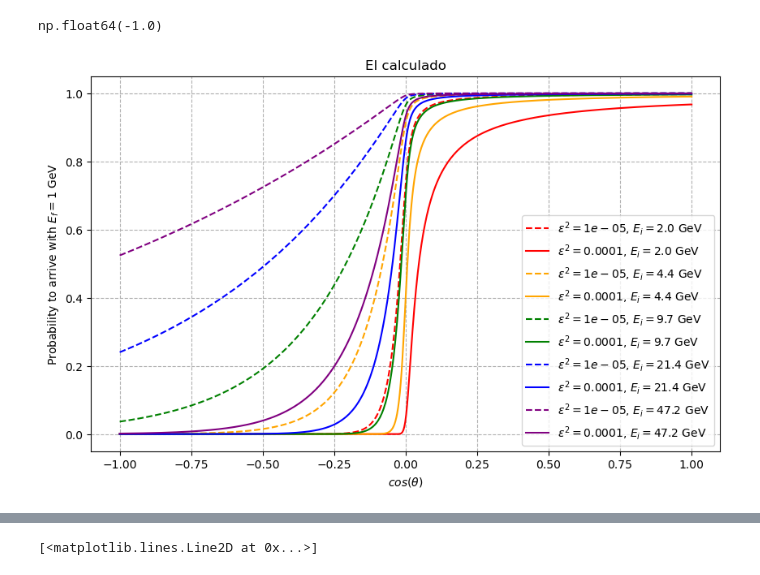
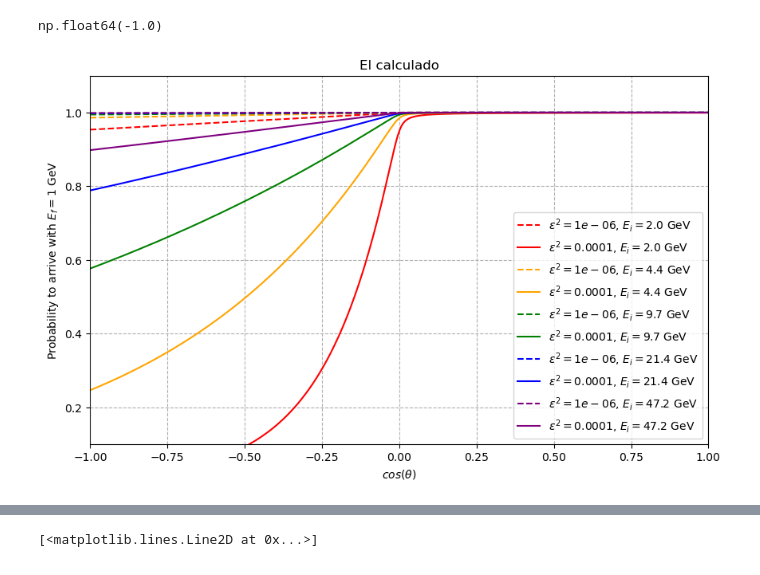
Before and after one commit to Lurishi/Doctorado-mCP, a Jupyter notebook: Mcp_gráficos_papers/Prueba_atenuacion.ipynb, the cells around one changed output, grey strips where cells are left out. Cells and saved outputs as stored; diff of their text form; code cells hidden in the pictures.

```diff
--- a/Mcp_gráficos_papers/Prueba_atenuacion.ipynb
+++ b/Mcp_gráficos_papers/Prueba_atenuacion.ipynb
@@ -57,7 +57,7 @@ def R_average(eps, Ei, Ef, a=None, b=None):
         b = 4.64e-4 # [1/mwe]
 
     R = ((1/(eps**2))*(1/b))*np.log((1+(b/a)*Ei)/(1+(b/a)*Ef)) # [mwe]
-    R = R  # [m]
+    R = R*60 # [m]
     return R
 # %% [markdown]
 Dado que R está en mwe y queremos que esté en metros tenemos que hacer la conversión de esa distancia. En teoría y con los dedos podría dividir por la densidad de la roca estándar, pero no sé si alcanza con eso.
@@ -85,7 +85,7 @@ def P_arrival(eps, Ei, Ef, d, theta):
 
 Ef = 1 # GeV
 Ei = np.array([2,4.4,9.7,21.4,47.2])# GeV
-eps2 = np.array([1e-5,1e-4])
+eps2 = np.array([1e-6,1e-4])
 theta = np.linspace(-np.pi, 0, 1000)
 P_E0 = np.zeros((len(Ei), len(theta)))
 P_E1 = np.zeros((len(Ei), len(theta)))
@@ -102,17 +102,21 @@ np.float64(-1.0)
 # %%
 plt.close('all')
 colors = ['red', 'orange', 'green', 'blue', 'purple']
 plt.figure(figsize=(10, 6))
 for i in range(len(Ei)):
     plt.plot(np.cos(theta),P_E0[i,:], label=rf'$\epsilon^2 = {eps2[0]}$, $E_i =${Ei[i]} GeV',color = colors[i],linestyle='--')
     plt.plot(np.cos(theta), P_E1[i,:], label=rf'$\epsilon^2 = {eps2[1]}$, $E_i =${Ei[i]} GeV', color = colors[i])
     plt.xlabel(f'$cos(\\theta)$')
     plt.ylabel('Probability to arrive with $E_f = 1$ GeV')
     plt.legend()
+
+plt.xlim(-1, 1)
+plt.ylim(0.1, 1.1)
+
 plt.title('El calculado')
 plt.grid(linestyle='--')
 # %% [output]
-[figure, old version]
+[figure, new version]
 # %%
 df_4_2_0=pd.read_csv('/home/lurishi/Escritorio/Doctorado/Proba_atenuacion/Ei_2_0_1e-4.csv',sep=';')
 df_4_4_4 = pd.read_csv('/home/lurishi/Escritorio/Doctorado/Proba_atenuacion/Ei_4_4_1e-4.csv',sep=';')
```
Also changed, not shown: parts of 9 cells of this notebook, 12 other files.
